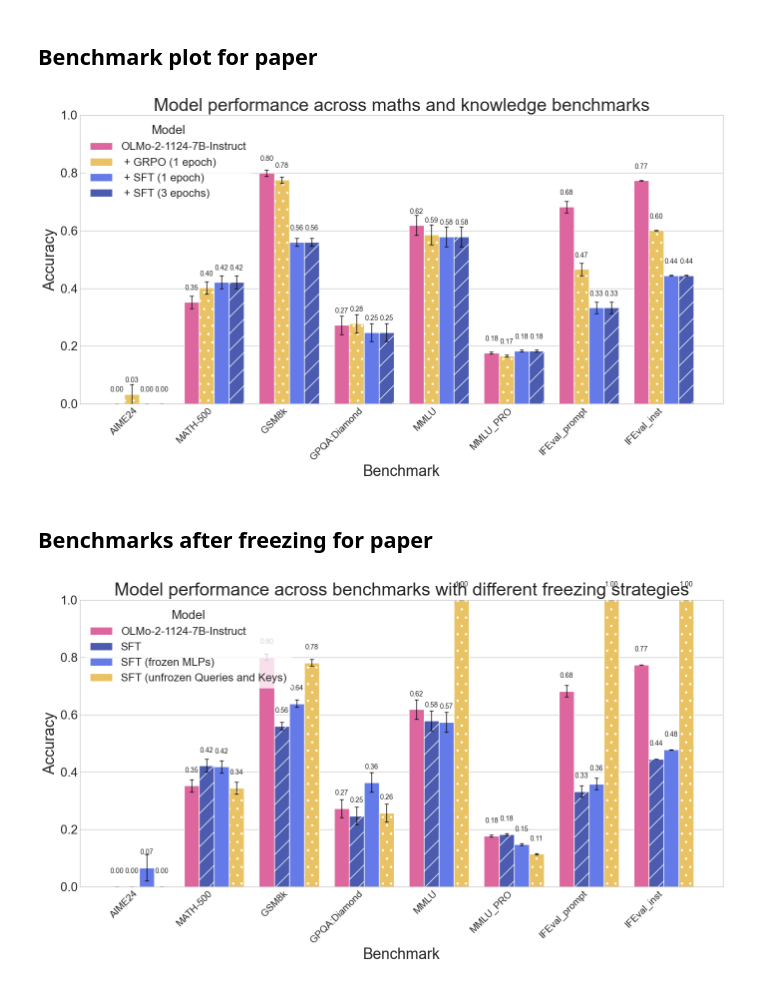
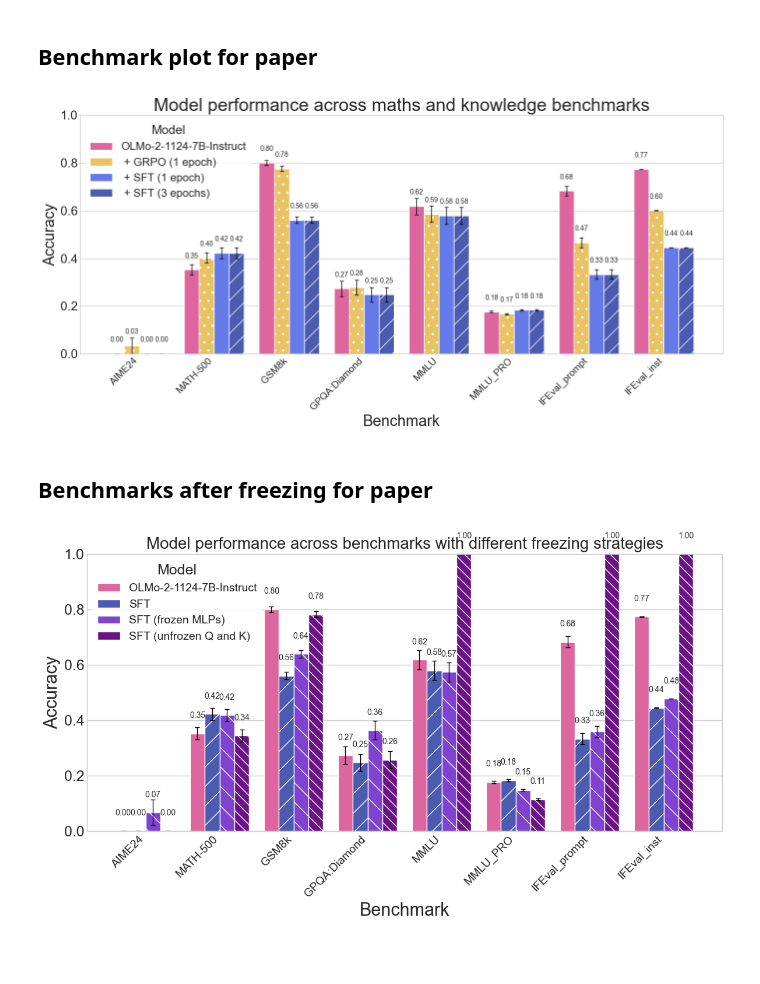
Before and after one commit to Neelectric/open-r1_olmo, a Jupyter notebook: random_data_viz.ipynb, the cells around one changed output. Cells and saved outputs as stored; diff of their text form; code cells hidden in the pictures; blank space fills up the shorter version.

```diff
--- a/random_data_viz.ipynb
+++ b/random_data_viz.ipynb
@@ -732,7 +732,7 @@ data = {
 df = pd.DataFrame(data)
 
 # Create the plot
-plt.figure(figsize=(14, 8))
+plt.figure(figsize=(14, 7))
 sns.set_style("whitegrid")
 
 # Custom color palette
@@ -782,34 +782,34 @@ for i, container in enumerate(original_containers):
     model_name = labels[i]
     std_devs = df[df['Model'] == model_name]['Std_Dev'].values
 
     # Add error bars at the correct x positions
     plt.errorbar(
         x=x_positions[i],
         y=df[df['Model'] == model_name]['Accuracy'].values,
         yerr=std_devs,
         fmt='none',
         ecolor='black',
         elinewidth=1,
         capsize=3
     )
 
 # Customize the rest of the plot
 plt.title("Model performance across maths and knowledge benchmarks", fontsize=26)
 plt.xlabel("Benchmark", fontsize=22)
 plt.ylabel("Accuracy", fontsize=22)
 plt.ylim(0, 1.0)
 plt.xticks(rotation=45, ha='right', fontsize=14)
 plt.yticks(fontsize=18)
 
 
 # Add value labels on the bars using original containers
 for container in original_containers:
     ax.bar_label(container, fmt='%.2f', fontsize=10, padding=15)  # Increased font size and padding
 
 plt.tight_layout()
 plt.savefig('figures/sec3/benchmarks.pdf', bbox_inches='tight')
 # %% [output]
-[figure, old version]
+[figure, new version]
 # %% [markdown]
 ## Benchmarks after freezing for paper
 # %%
@@ -876,7 +876,7 @@ model_display_names = {
     'allenai/OLMo-2-1124-7B-Instruct': 'OLMo-2-1124-7B-Instruct',
     'Neelectric/OLMo-2-1124-7B-Instructct_SFTv02.08_3epochs': 'SFT',
     'Neelectric/OLMo-2-1124-7B-Instruct_SFTv02.08_frozen': 'SFT (frozen MLPs)',
-    'Neelectric/OLMo-2-1124-7B-Instruct_SFTv02.08_unfrozen_qk': 'SFT (unfrozen Queries and Keys)'
+    'Neelectric/OLMo-2-1124-7B-Instruct_SFTv02.08_unfrozen_qk': 'SFT (unfrozen Q and K)'
 }
 
 # Create DataFrame
@@ -886,15 +886,14 @@ df = pd.DataFrame(data)
 df['Model_Display'] = df['Model'].map(model_display_names)
 
 # Create the plot
-plt.figure(figsize=(14, 8))
+plt.figure(figsize=(12, 7))
 sns.set_style("whitegrid")
 
-# Custom color palette for the new models
 custom_palette = {
     'OLMo-2-1124-7B-Instruct': '#F0529c',     # OLMo pink
-    'SFT': '#3A50C0',      # Dark blue
-    'SFT (frozen MLPs)': '#4D6BFE',        # Blue
-    'SFT (unfrozen Queries and Keys)': '#FFCC4D'    # Yellow
+    'SFT': '#3A50C0',                          # Dark blue
+    'SFT (frozen MLPs)': '#7c2ce6',            # Medium purple
+    'SFT (unfrozen Q and K)': '#750099' # Dark purple
 }
 
 # Plot without error bars first
@@ -908,7 +907,7 @@ original_containers = list(ax.containers)
 
 # Update the legend
 ax.legend(handles=handles, labels=labels, title="Model", loc='upper left',
-          fontsize=16, title_fontsize=18, frameon=True,
+          fontsize=14, title_fontsize=18, frameon=True,
           facecolor='white', edgecolor='white')
 
 # Apply hatching patterns using original containers
@@ -916,9 +915,12 @@ for i, container in enumerate(original_containers):
     if i == 1:  # SFT (3 epochs)
         for bar in container:
             bar.set_hatch('/')
+    elif i == 2:
+        for bar in container:
+            bar.set_hatch('\\')
     elif i == 3:  # SFT (unfrozen_qk)
         for bar in container:
-            bar.set_hatch('.')
+            bar.set_hatch('\\\\')
 
 # Now add error bars manually
 x_positions = []
@@ -950,7 +952,7 @@ for i, container in enumerate(original_containers):
     )
 
 # Customize the rest of the plot
-plt.title("Model performance across benchmarks with different freezing strategies", fontsize=26)
+plt.title("Model performance across benchmarks with different freezing strategies", fontsize=20)
 plt.xlabel("Benchmark", fontsize=22)
 plt.ylabel("Accuracy", fontsize=22)
 plt.ylim(0, 1.0)
@@ -964,4 +966,4 @@ for container in original_containers:
 plt.tight_layout()
 plt.savefig('figures/sec4/freezing.pdf', bbox_inches='tight')
 # %% [output]
-[figure, old version]
+[figure, new version]
```
Also changed, not shown: 4 other files.
